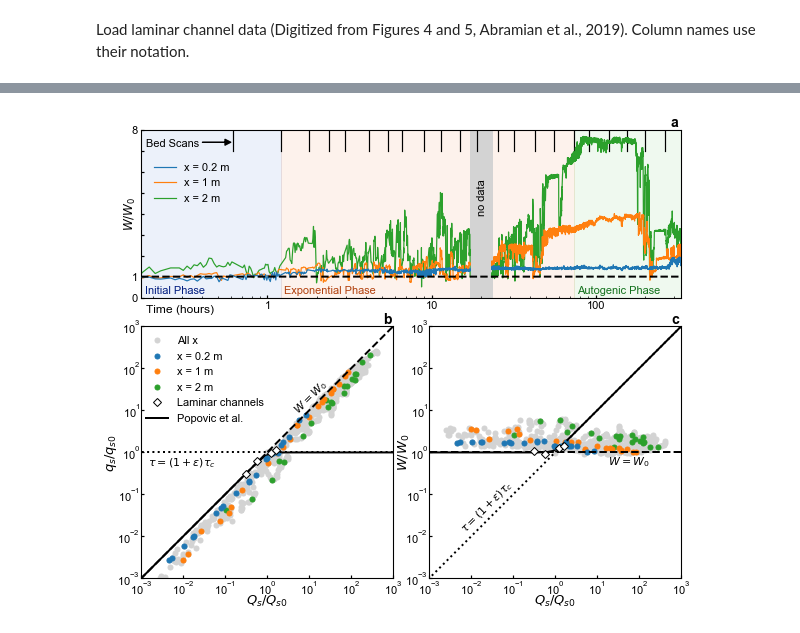
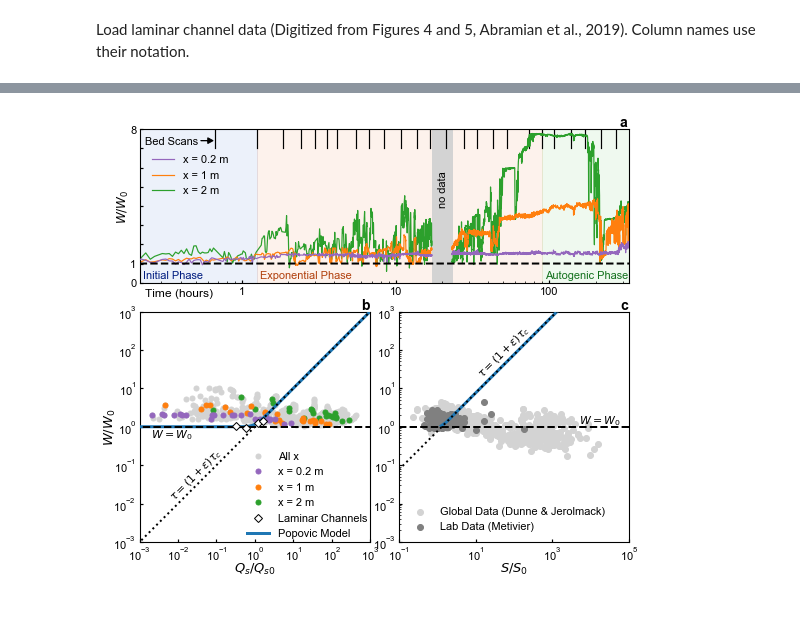
Before and after one commit to tashley/Relaxing-Channel-Data-and-Workflows, a Jupyter notebook: make_final_figures.ipynb, the cells around one changed output, grey strips where cells are left out. Saved outputs shown, nothing was run; the diff lists cells and outputs as text; code cells hidden in the pictures.

Commit message:
updated width algorithm

```diff
--- a/make_final_figures.ipynb
+++ b/make_final_figures.ipynb
@@ -522,5 +675,5 @@ ax.legend()
 # %%
-ax = fig3_axes(3.5)
+ax = fig3_axes(3.2)
 
 ########################################################
 # Width over time
@@ -532,12 +685,12 @@ tW_h = t_W/3600
 ix_camera_error = np.nanmax(np.argwhere(np.diff(t_W) == np.nanmax(np.diff(t_W))))+1
 
 # Plot before camera error
-ax[0].plot(tW_h[:ix_camera_error], Wdat[:ix_camera_error, 100]/Wt, c=sns.color_palette()[0], zorder=3, label='x = 0.2 m', lw=1.2)
+ax[0].plot(tW_h[:ix_camera_error], Wdat[:ix_camera_error, 100]/Wt, c=sns.color_palette()[4], zorder=3, label='x = 0.2 m', lw=1.2)
 ax[0].plot(tW_h[:ix_camera_error], Wdat[:ix_camera_error,1000]/Wt, c=sns.color_palette()[1], zorder=2, label='x = 1 m', lw=1.2)
 ax[0].plot(tW_h[:ix_camera_error], Wdat[:ix_camera_error,2000]/Wt, c=sns.color_palette()[2], zorder=1, label='x = 2 m', lw=1.2)
 
 # Plot after camera error
-ax[0].plot(tW_h[ix_camera_error:], Wdat[ix_camera_error:, 100]/Wt, c=sns.color_palette()[0], zorder=3, lw=1.2)
+ax[0].plot(tW_h[ix_camera_error:], Wdat[ix_camera_error:, 100]/Wt, c=sns.color_palette()[4], zorder=3, lw=1.2)
 ax[0].plot(tW_h[ix_camera_error:], Wdat[ix_camera_error:,1000]/Wt, c=sns.color_palette()[1], zorder=2, lw=1.2)
 ax[0].plot(tW_h[ix_camera_error:], Wdat[ix_camera_error:,2000]/Wt, c=sns.color_palette()[2], zorder=1, lw=1.2)
 
@@ -553,7 +706,7 @@ ax[0].set_xticklabels([1, 10, 100])
 
 # Y axis formatting
 ax[0].set_ylim(0, 8)
-ax[0].set_ylabel(r'$W/W_0$', fontsize=12, labelpad=-7)
+ax[0].set_ylabel(r'$W/W_0$', fontsize=12, labelpad=-1)
 ax[0].set_yticks([0, 1, 2, 3, 4, 5, 6, 7, 8])
 ax[0].set_yticklabels([0,1,'','','','','','',8])
 
@@ -571,7 +724,7 @@ ax[0].text(tW_h[ix_camera_error-1]+1.7, 4, 'no data', rotation=90, zorder=4)
 
 # Plot scan times and annotate
 ax[0].text(0.01, 0.9, 'Bed Scans', transform=ax[0].transAxes)
-ax[0].arrow(0.4, 7.4, 0.15, 0, head_length=0.05, head_width=0.3, color='k')
+ax[0].arrow(0.54, 7.4, 0.06, 0, head_length=0.05, head_width=0.3, color='k')
 for i in range(len(t_eta)):
     ti = t_eta[i]/3600
     ax[0].plot([ti, ti], [7, 10], 'k', lw=1.2, zorder=0)
@@ -580,89 +733,79 @@ for i in range(len(t_eta)):
 ax[0].legend(loc='lower left', bbox_to_anchor=(0.005, 0.5), frameon=False)
 ax[0].text(0.98, 1.015, 'a', fontsize=14, transform=ax[0].transAxes, weight='bold')
 
+
 ################################################################
-# Unit sediment flux vs total sediment load
+# Relative width vs total sediment load
 ################################################################
 # get value of qstar_Parker for normalization
 qstar_p = qstar_Parker[0]
 Qstar_ref = Wstar_Lacey[0] * qstar_p
 
 # Plot all data
-ax[1].plot(Qs_star.ravel()/Qstar_ref, qs_star.ravel()/qstar_p, c='lightgrey', marker='o', markersize=5, lw=0, label='All x', zorder=0)
+ax[1].plot(Qs_star.ravel()/Qstar_ref, W.ravel()/Wt, c='lightgrey', marker='o', markersize=5, lw=0, zorder=0,
+           label='All x')
 
 # Plot data from example cross-sections
-ax[1].plot(Qs_star[:,0]/Qstar_ref, qs_star[:,0]/qstar_p, c=sns.color_palette()[0], marker='o', markersize=5, lw=0, label='x = 0.2 m', zorder=3)
-ax[1].plot(Qs_star[:,9]/Qstar_ref, qs_star[:,9]/qstar_p, c=sns.color_palette()[1], marker='o', markersize=5, lw=0, label='x = 1 m', zorder=2)
-ax[1].plot(Qs_star[:,19]/Qstar_ref, qs_star[:,19]/qstar_p, c=sns.color_palette()[2], marker='o', markersize=5, lw=0, label='x = 2 m', zorder=1)
+ax[1].plot(Qs_star[:,0]/Qstar_ref, W[:,0]/Wt, c=sns.color_palette()[4], marker='o', markersize=5, lw=0, label='x = 0.2 m', zorder=3)
+ax[1].plot(Qs_star[:,9]/Qstar_ref, W[:,9]/Wt, c=sns.color_palette()[1], marker='o', markersize=5, lw=0, label='x = 1 m', zorder=2)
+ax[1].plot(Qs_star[:,19]/Qstar_ref, W[:,19]/Wt, c=sns.color_palette()[2], marker='o', markersize=5, lw=0, label='x = 2 m', zorder=1)
 
 # Plot laminar channel data
-ax[1].plot(laminar_channels['Qs_rel'], laminar_channels['qs_rel'], label='Laminar channels',
-           marker='D', markersize=5, lw=0, mew=1, mec='k', mfc='w', zorder=10)
+ax[1].plot(laminar_channels['Qs_rel'], laminar_channels['W/W_0'],
+           marker='D', markersize=5, lw=0, mew=1, mec='k', mfc='w', zorder=10, label='Laminar Channels')
 
 # X axis formatting
-ax[1].set_xlabel(r'$Q_s/Q_{s0}$', fontsize=13, labelpad=-3)
+ax[1].set_xlabel(r'$Q_s/Q_{s0}$', fontsize=13, labelpad=-1)
 ax[1].set_xscale('log')
 ax[1].set_xlim(1e-3, 1e3)
 ax[1].set_xticks([1e-3, 1e-2, 1e-1, 1e0, 1e1, 1e2, 1e3])
-ax[1].tick_params(axis='both', which='major', pad=1)
 
 # Y axis formatting
-ax[1].set_ylabel(r'$q_s/q_{s0}$', fontsize=13, labelpad=-2)
+ax[1].set_ylabel(r'$W/W_0$', fontsize=13, labelpad=-5)
 ax[1].set_yscale('log')
 ax[1].set_ylim(1e-3, 1e3)
 ax[1].minorticks_off()
 
 # Plot reference lines and annotate
-ax[1].plot(Qs_star_vec/Qstar_ref, qstar_Lacey/qstar_p, 'k--', zorder=4, lw=2)
-ax[1].plot(Qs_star_vec/Qstar_ref, qstar_Parker/qstar_p, 'k:', zorder=4, lw=2)
-ax[1].plot(Qrelvec, qsrel_model, 'k', lw=2, label='Popovic et al.')
-
-ax[1].text(1.46e-3, 1.1e-3/qstar_p, r'$\tau = (1+\varepsilon)\tau_c$')
-ax[1].text(3.66e0, 2e-2/qstar_p, r'$W=W_0$', rotation=45)
+ax[1].plot(Qs_star_vec/Qstar_ref, Qs_star_vec**0, 'k--', zorder=5, lw=2)
+ax[1].plot(Qs_star_vec/Qstar_ref, Wstar_Parker/Wstar_Lacey, 'k:', zorder=5, lw=2)
+ax[1].plot(Qrelvec, Wrel_model, c=sns.color_palette()[0], lw=3, zorder=4, label='Popovic Model')
+ax[1].text(2e-3, 5.1e-1, r'$W=W_0$')
+ax[1].text(5.12e-3, 1.27e-2, r'$\tau = (1+\varepsilon)\tau_c$', rotation=45)
 
 # Legend
-ax[1].legend(loc='upper left', bbox_to_anchor=(-0.02, 1), frameon=False)
+ax[1].legend(loc='lower right', bbox_to_anchor=(1.03,-0.03), frameon=False)
 
-# Fig letter
+# Other annotations
 ax[1].text(0.96, 1.01, 'b', fontsize=14, transform=ax[1].transAxes, weight='bold')
 
+
 ################################################################
-# Relative width vs total sediment load
+# Relative width vs excess slope
 ################################################################
-# Plot all data
-ax[2].plot(Qs_star.ravel()/Qstar_ref, W.ravel()/Wt, c='lightgrey', marker='o', markersize=5, lw=0, zorder=0)
 
-# Plot data from example cross-sections
-ax[2].plot(Qs_star[:,0]/Qstar_ref, W[:,0]/Wt, c=sns.color_palette()[0], marker='o', markersize=5, lw=0, zorder=3)
-ax[2].plot(Qs_star[:,9]/Qstar_ref, W[:,9]/Wt, c=sns.color_palette()[1], marker='o', markersize=5, lw=0, zorder=2)
-ax[2].plot(Qs_star[:,19]/Qstar_ref, W[:,19]/Wt, c=sns.color_palette()[2], marker='o', markersize=5, lw=0, zorder=1)
+ax[2].scatter(global_database['Srel'], global_database['Wrel'], c='lightgrey', label='Global Data (Dunne & Jerolmack)', zorder=0)
+ax[2].scatter(laboratory_rivers['Srel'], laboratory_rivers['Wrel'], c='grey', label='Lab Data (Metivier)', zorder=1)
 
-# Plot laminar channel data
-ax[2].plot(laminar_channels['Qs_rel'], laminar_channels['W/W_0'],
-           marker='D', markersize=5, lw=0, mew=1, mec='k', mfc='w', zorder=10)
+ax[2].plot(Srelvec, Srelvec**0, 'k--', lw=2, zorder=5)
+ax[2].plot(Srelvec, (1.2)**(-3/2) * Srelvec, 'k:', lw=2, zorder=5)
+ax[2].plot(Srelvec[Srelvec>1], Wrel_model_S[Srelvec>1], c=sns.color_palette()[0], lw=3, zorder=4)
 
-# X axis formatting
-ax[2].set_xlabel(r'$Q_s/Q_{s0}$', fontsize=13, labelpad=-3)
+ax[2].text(5e3, 1.2e0, r'$W=W_0$')
+ax[2].text(1e1, 2e1, r'$\tau = (1+\varepsilon)\tau_c$', rotation=45)
+
 ax[2].set_xscale('log')
-ax[2].set_xlim(1e-3, 1e3)
-ax[2].set_xticks([1e-3, 1e-2, 1e-1, 1e0, 1e1, 1e2, 1e3])
-ax[2].tick_params(axis='both', which='major', pad=1)
+ax[2].set_xlim(1e-1, 1e5)
+ax[2].set_xlabel(r'$S/S_0$', fontsize=13, labelpad=-1)
 
-# Y axis formatting
-ax[2].set_ylabel(r'$W/W_0$', fontsize=13, labelpad=-7)
 ax[2].set_yscale('log')
 ax[2].set_ylim(1e-3, 1e3)
-ax[2].minorticks_off()
 
-# Plot reference lines and annotate
-ax[2].plot(Qs_star_vec/Qstar_ref, Qs_star_vec**0, 'k--', zorder=4, lw=2)
-ax[2].plot(Qs_star_vec/Qstar_ref, Wstar_Parker/Wstar_Lacey, 'k:', zorder=4, lw=2)
-ax[2].plot(Qrelvec, Wrel_model, 'k', lw=2)
-ax[2].text(1.83e1, 5.1e-1, r'$W=W_0$')
-ax[2].text(5.12e-3, 1.27e-2, r'$\tau = (1+\varepsilon)\tau_c$', rotation=45)
+ax[2].legend(frameon=False)
 
-# Other annotations
 ax[2].text(0.96, 1.01, 'c', fontsize=14, transform=ax[2].transAxes, weight='bold')
 
-plt.savefig('figures\\fig3_raw.svg')
+
+# save
+#plt.savefig('figures\\fig3_raw.svg')
 # %% [output]
@@ -669 +813 @@ plt.savefig('figures\\fig3_raw.svg')
-[figure, old version]
+[figure, new version]
```
Also changed, not shown: parts of 25 cells of this notebook, 20 other files.
